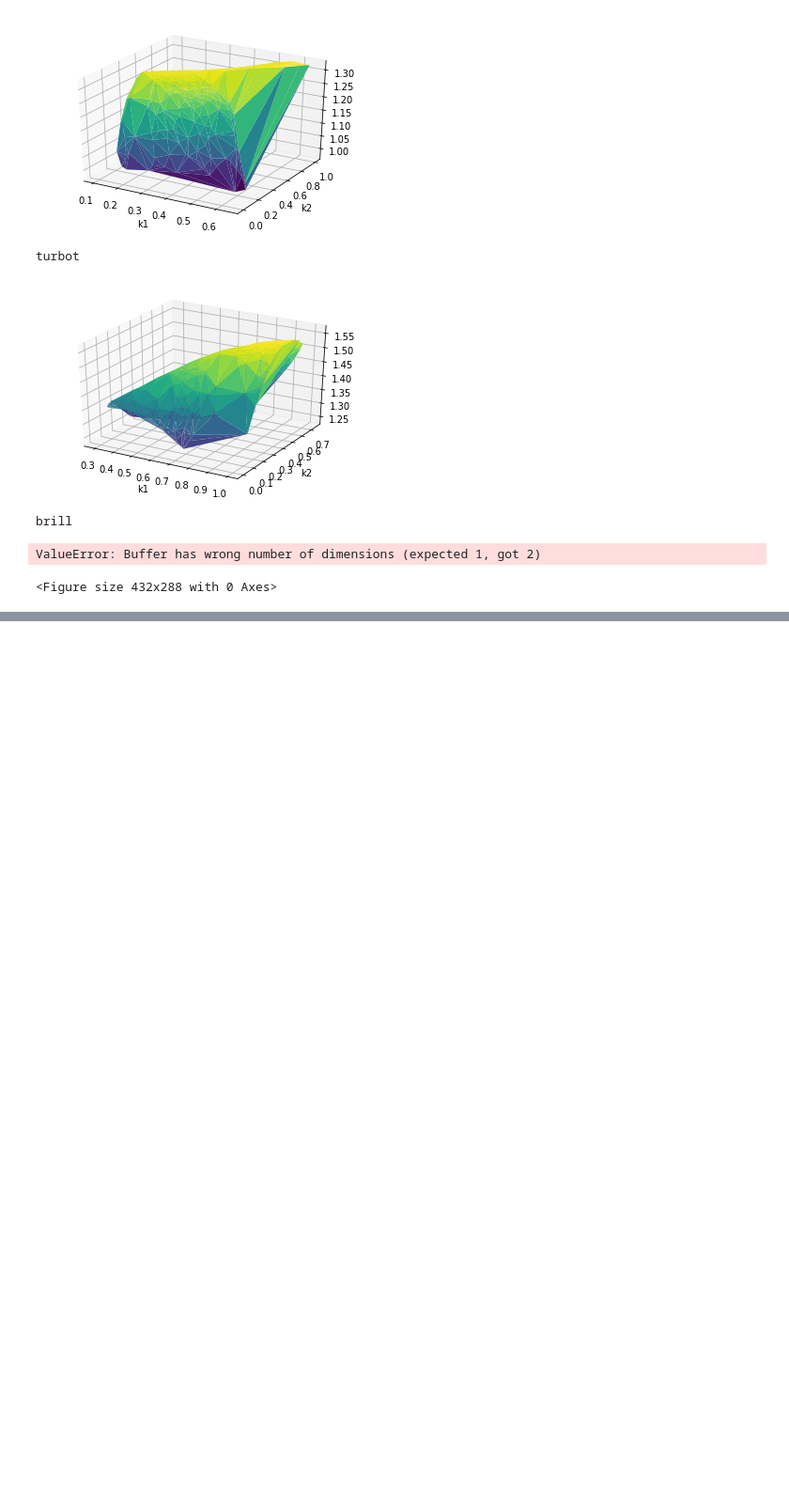
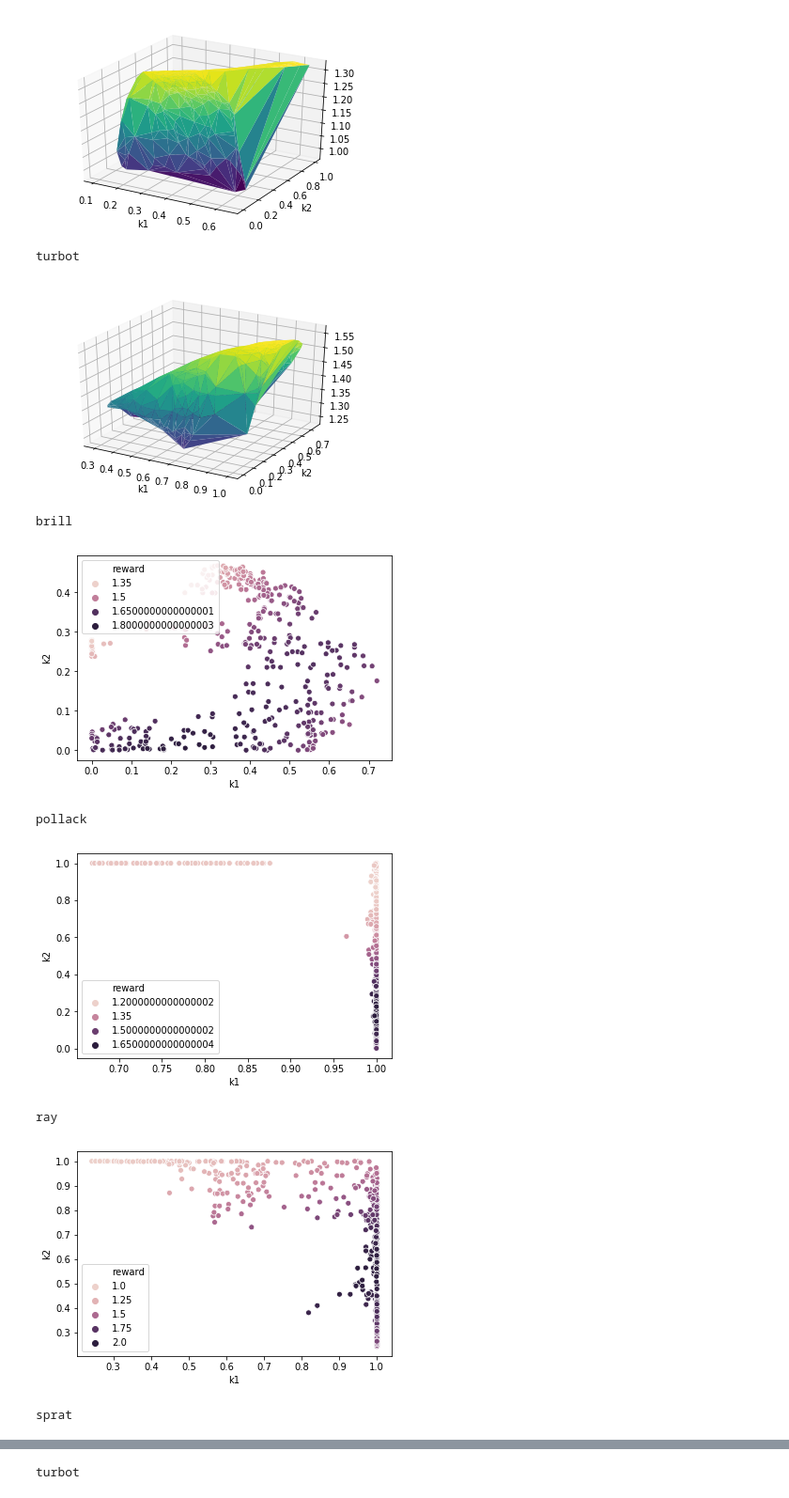
Before and after one commit to alexanderkell/fish-stock-optimiser, a Jupyter notebook: notebooks/2.0-ajmk-NSGA-II.ipynb, the cells around one changed output, grey strips where cells are left out. Shown at 94% size. Drawn from its saved outputs; the diff is of its cells as text; code cells hidden in the pictures; blank space fills up the shorter version.

Commit message:
fixed error of kobe and reward 2d plot

```diff
--- a/notebooks/2.0-ajmk-NSGA-II.ipynb
+++ b/notebooks/2.0-ajmk-NSGA-II.ipynb
@@ -419,7 +419,7 @@ turbot
 # %%
 def twoD_plot_reward(dat):
     fig = plt.figure()
-    sns.scatterplot(dat['k1'], dat['k2'], hue = dat.iloc[:,i])
+    sns.scatterplot(dat['k1'], dat['k2'], hue = dat.reward)
     plt.xlabel("k1")
     plt.ylabel("k2")
 
@@ -428,10 +428,16 @@ def twoD_plot_reward(dat):
 # %%
 for dat, name in zip(each_stock_results, each_stock_results.axes[0]):
     print(name)
     df = pd.DataFrame(dat)
     df.columns = ['safety', 'kobe', 'yield_val', 'yieldAav', 'k1', 'k2']
+    df['reward'] = df.kobe+df.yield_val
+
     twoD_plot_reward(df)
 # %% [output]
 brill
+[figure, added]
-ValueError: Buffer has wrong number of dimensions (expected 1, got 2)
+pollack
+[figure, added]
-<Figure size 432x288 with 0 Axes>
+ray
+[figure, added]
+sprat
@@ -437,0 +445 @@ ValueError: Buffer has wrong number of dimensions (expected 1, got 2)
+turbot
```
Also changed, not shown: parts of 1 cell of this notebook.
